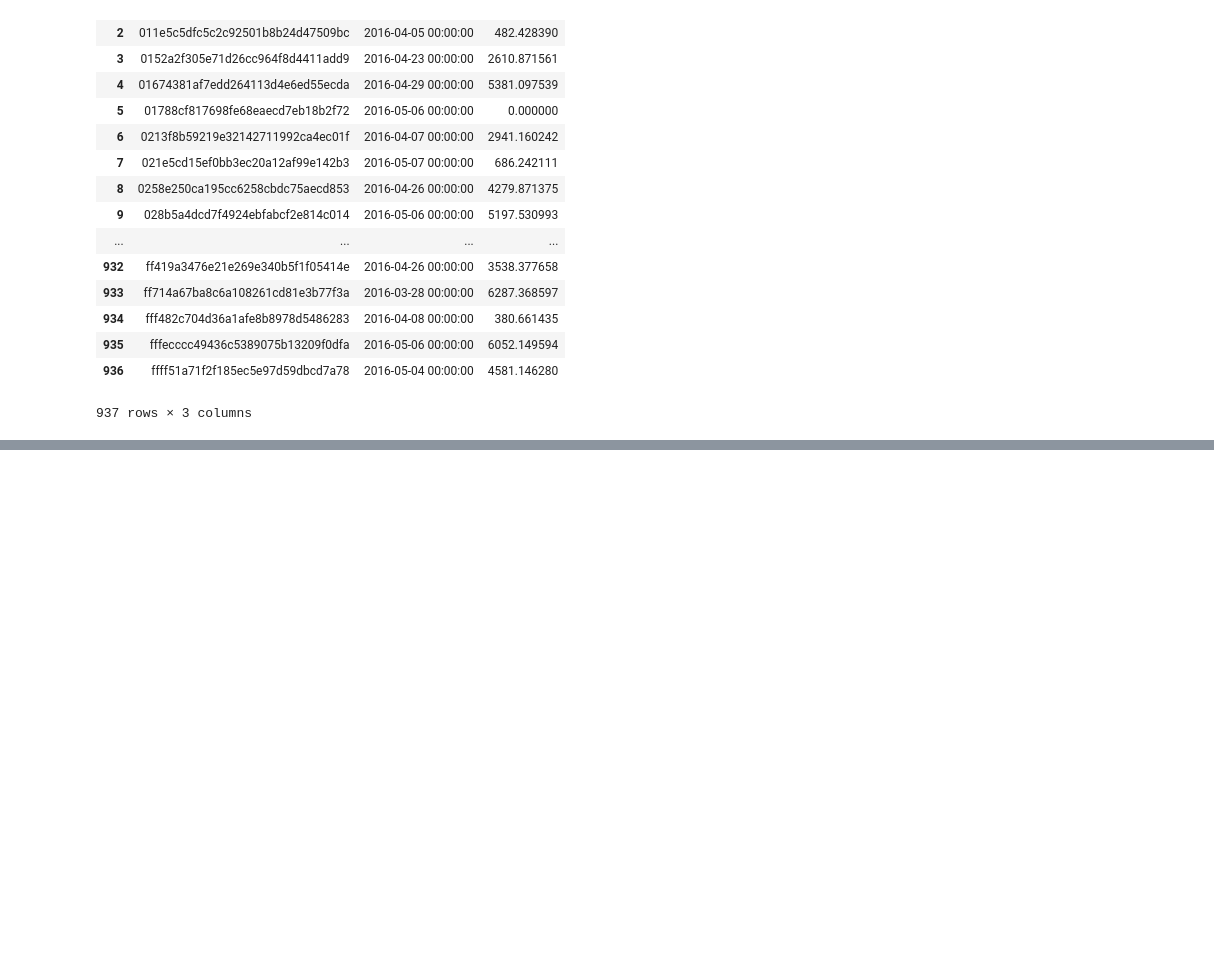
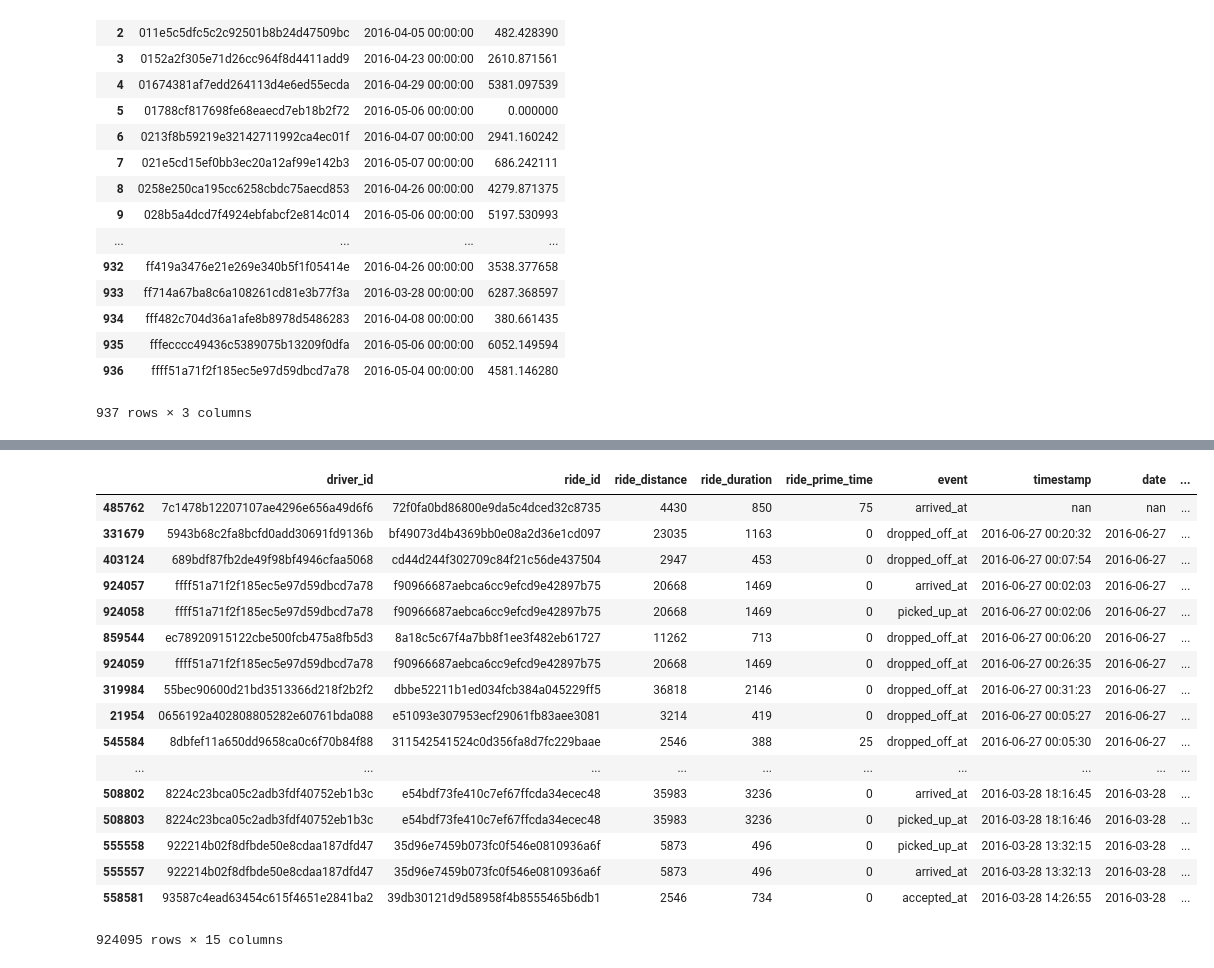
Before and after one commit to nicholasprayogo/lyft_data_challenge, a Jupyter notebook: data-challenge.ipynb, the cells around one changed output, grey strips where cells are left out. Saved outputs shown, nothing was run; the diff lists cells and outputs as text; code cells hidden in the pictures; blank space fills up the shorter version.

```diff
--- a/data-challenge.ipynb
+++ b/data-challenge.ipynb
@@ -169,0 +288,22 @@ dtype: object
+# %%
+merged_rides_sorted = merged_rides.sort_values(by='date', ascending=False)
+merged_rides_sorted
+# %% [output]
+|  | driver_id | ride_id | ride_distance | ride_duration | ride_prime_time | event | timestamp | date | ... |
+| 485762 | 7c1478b12207107ae4296e656a49d6f6 | 72f0fa0bd86800e9da5c4dced32c8735 | 4430 | 850 | 75 | arrived_at | nan | nan | ... |
+| 331679 | 5943b68c2fa8bcfd0add30691fd9136b | bf49073d4b4369bb0e08a2d36e1cd097 | 23035 | 1163 | 0 | dropped_off_at | 2016-06-27 00:20:32 | 2016-06-27 | ... |
+| 403124 | 689bdf87fb2de49f98bf4946cfaa5068 | cd44d244f302709c84f21c56de437504 | 2947 | 453 | 0 | dropped_off_at | 2016-06-27 00:07:54 | 2016-06-27 | ... |
+| 924057 | ffff51a71f2f185ec5e97d59dbcd7a78 | f90966687aebca6cc9efcd9e42897b75 | 20668 | 1469 | 0 | arrived_at | 2016-06-27 00:02:03 | 2016-06-27 | ... |
+| 924058 | ffff51a71f2f185ec5e97d59dbcd7a78 | f90966687aebca6cc9efcd9e42897b75 | 20668 | 1469 | 0 | picked_up_at | 2016-06-27 00:02:06 | 2016-06-27 | ... |
+| 859544 | ec78920915122cbe500fcb475a8fb5d3 | 8a18c5c67f4a7bb8f1ee3f482eb61727 | 11262 | 713 | 0 | dropped_off_at | 2016-06-27 00:06:20 | 2016-06-27 | ... |
+| 924059 | ffff51a71f2f185ec5e97d59dbcd7a78 | f90966687aebca6cc9efcd9e42897b75 | 20668 | 1469 | 0 | dropped_off_at | 2016-06-27 00:26:35 | 2016-06-27 | ... |
+| 319984 | 55bec90600d21bd3513366d218f2b2f2 | dbbe52211b1ed034fcb384a045229ff5 | 36818 | 2146 | 0 | dropped_off_at | 2016-06-27 00:31:23 | 2016-06-27 | ... |
+| 21954 | 0656192a402808805282e60761bda088 | e51093e307953ecf29061fb83aee3081 | 3214 | 419 | 0 | dropped_off_at | 2016-06-27 00:05:27 | 2016-06-27 | ... |
+| 545584 | 8dbfef11a650dd9658ca0c6f70b84f88 | 311542541524c0d356fa8d7fc229baae | 2546 | 388 | 25 | dropped_off_at | 2016-06-27 00:05:30 | 2016-06-27 | ... |
+| ... | ... | ... | ... | ... | ... | ... | ... | ... | ... |
+| 508802 | 8224c23bca05c2adb3fdf40752eb1b3c | e54bdf73fe410c7ef67ffcda34ecec48 | 35983 | 3236 | 0 | arrived_at | 2016-03-28 18:16:45 | 2016-03-28 | ... |
+| 508803 | 8224c23bca05c2adb3fdf40752eb1b3c | e54bdf73fe410c7ef67ffcda34ecec48 | 35983 | 3236 | 0 | picked_up_at | 2016-03-28 18:16:46 | 2016-03-28 | ... |
+| 555558 | 922214b02f8dfbde50e8cdaa187dfd47 | 35d96e7459b073fc0f546e0810936a6f | 5873 | 496 | 0 | picked_up_at | 2016-03-28 13:32:15 | 2016-03-28 | ... |
+| 555557 | 922214b02f8dfbde50e8cdaa187dfd47 | 35d96e7459b073fc0f546e0810936a6f | 5873 | 496 | 0 | arrived_at | 2016-03-28 13:32:13 | 2016-03-28 | ... |
+| 558581 | 93587c4ead63454c615f4651e2841ba2 | 39db30121d9d58958f4b8555465b6db1 | 2546 | 734 | 0 | accepted_at | 2016-03-28 14:26:55 | 2016-03-28 | ... |
+924095 rows × 15 columns
```
Also changed, not shown: parts of 26 cells of this notebook.
